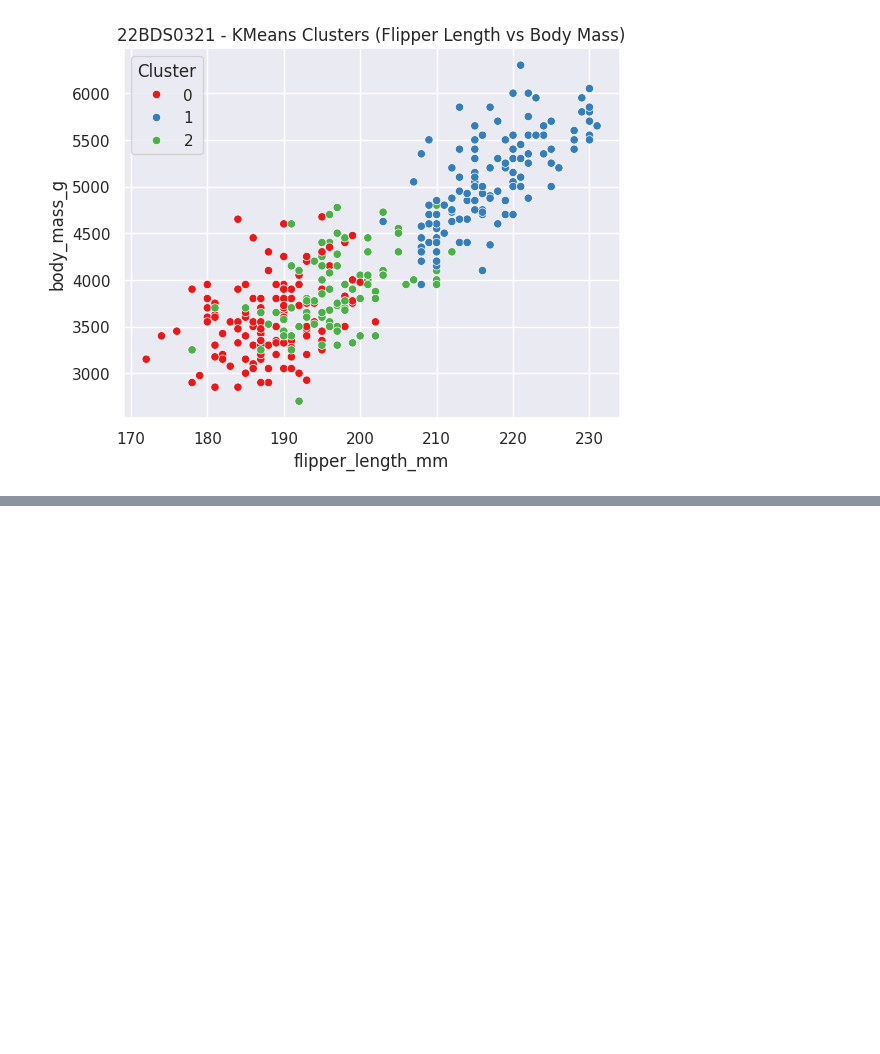
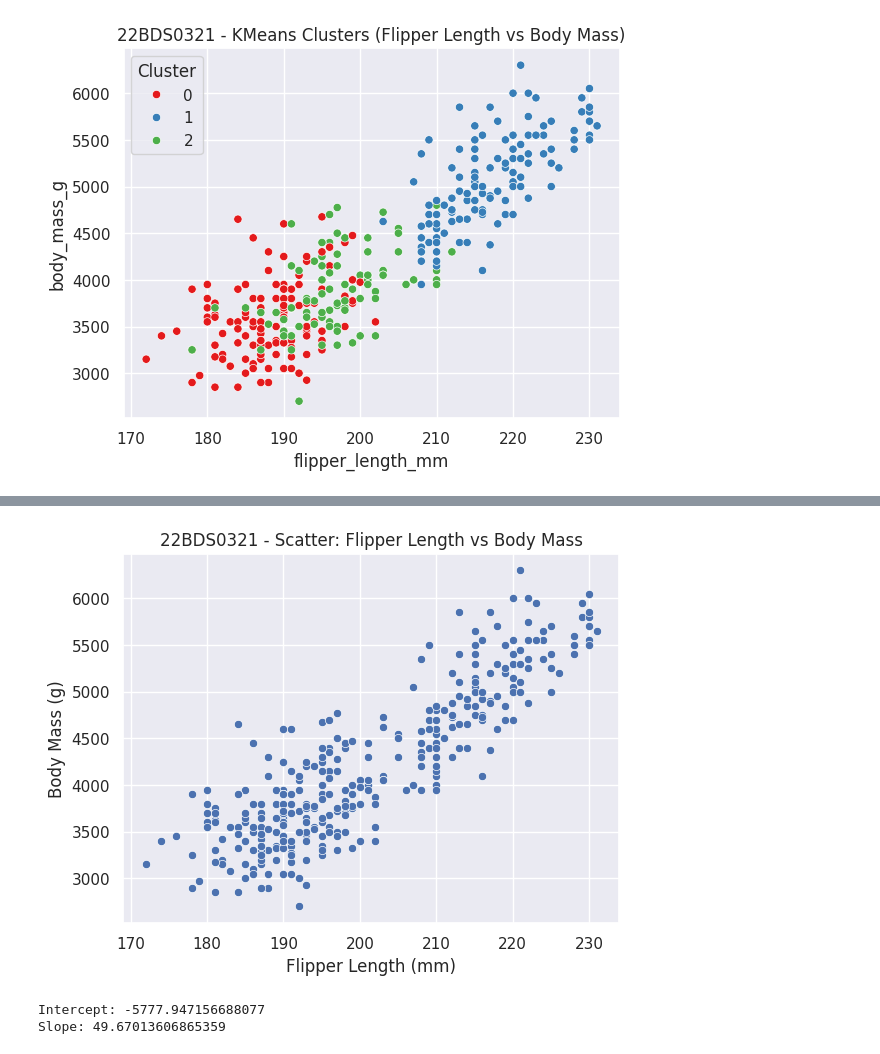
Before and after one commit to VanshShah18/BCSE331L-EDA-22BDS0321, a Jupyter notebook: 22BDS0321.ipynb, the cells around one changed output, grey strips where cells are left out. Saved outputs shown, nothing was run; the diff lists cells and outputs as text; code cells hidden in the pictures; blank space fills up the shorter version.

```diff
--- a/22BDS0321.ipynb
+++ b/22BDS0321.ipynb
@@ -456,0 +576,16 @@ plt.show()
+# %%
+# Selecting required numeric variables from penguins dataset
+# Target variable: body_mass_g
+# Predictor for simple regression: flipper_length_mm
+
+# Remove rows with missing values for these columns
+df_clean = df.dropna(subset=[
+    'body_mass_g',
+    'flipper_length_mm',
+    'culmen_length_mm',
+    'culmen_depth_mm'
+])
+
+# Simple regression X and y
+X_simple = df_clean[['flipper_length_mm']]
+y = df_clean['body_mass_g']
@@ -456,0 +608,20 @@ plt.show()
+# %%
+# Scatter plot to see basic relationship between predictor and target
+sns.scatterplot(x='flipper_length_mm', y='body_mass_g', data=df_clean)
+plt.title("22BDS0321 - Scatter: Flipper Length vs Body Mass")
+plt.xlabel("Flipper Length (mm)")
+plt.ylabel("Body Mass (g)")
+plt.show()
+# %% [output]
+[figure, added]
+# %%
+# Fit a simple linear regression model
+lr = LinearRegression()
+lr.fit(X_simple, y)
+
+# Print intercept and slope (β0 and β1)
+print("Intercept:", lr.intercept_)
+print("Slope:", lr.coef_[0])
+# %% [output]
+Intercept: -5777.947156688077
+Slope: 49.67013606865359
```
Also changed, not shown: parts of 23 cells of this notebook.
